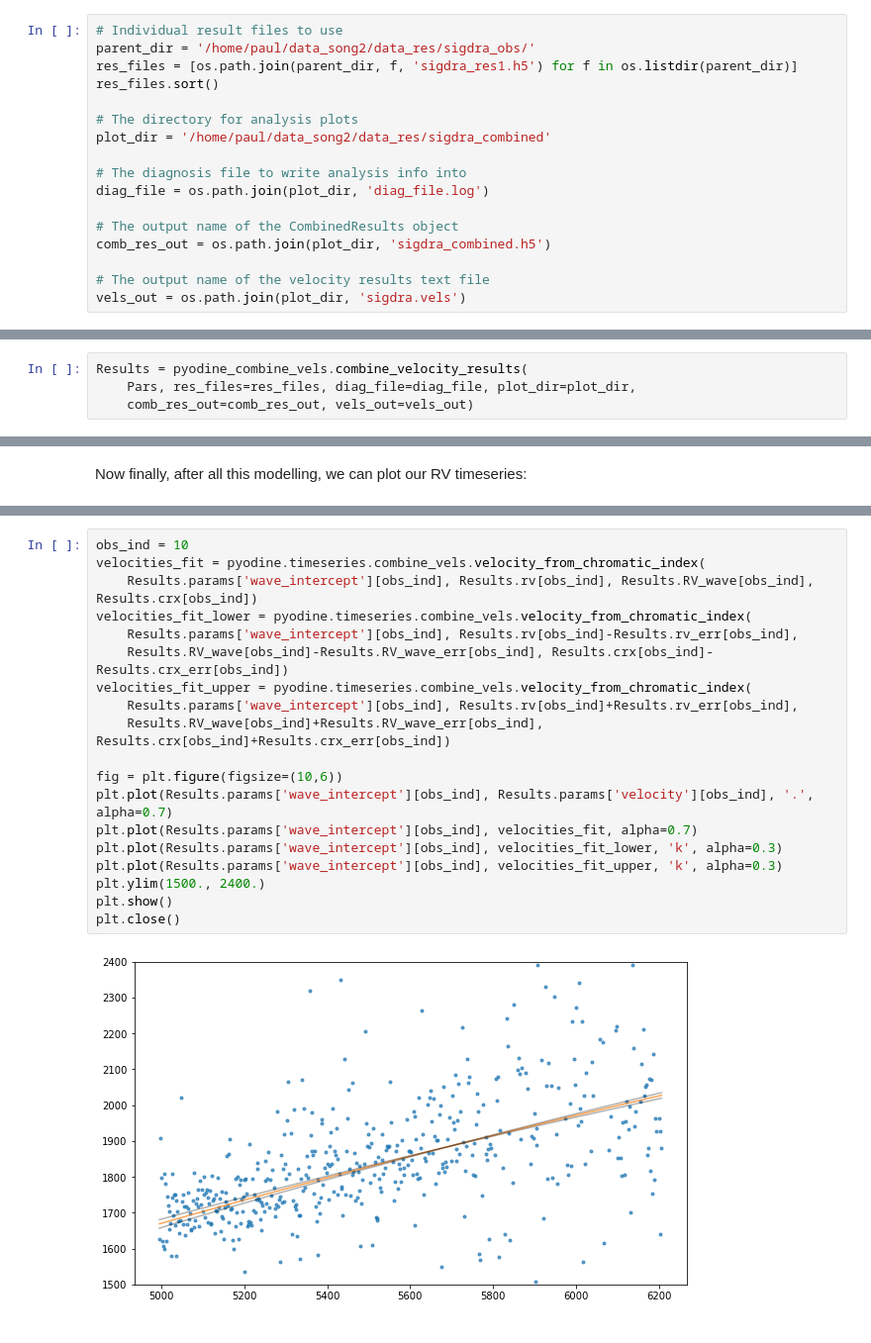
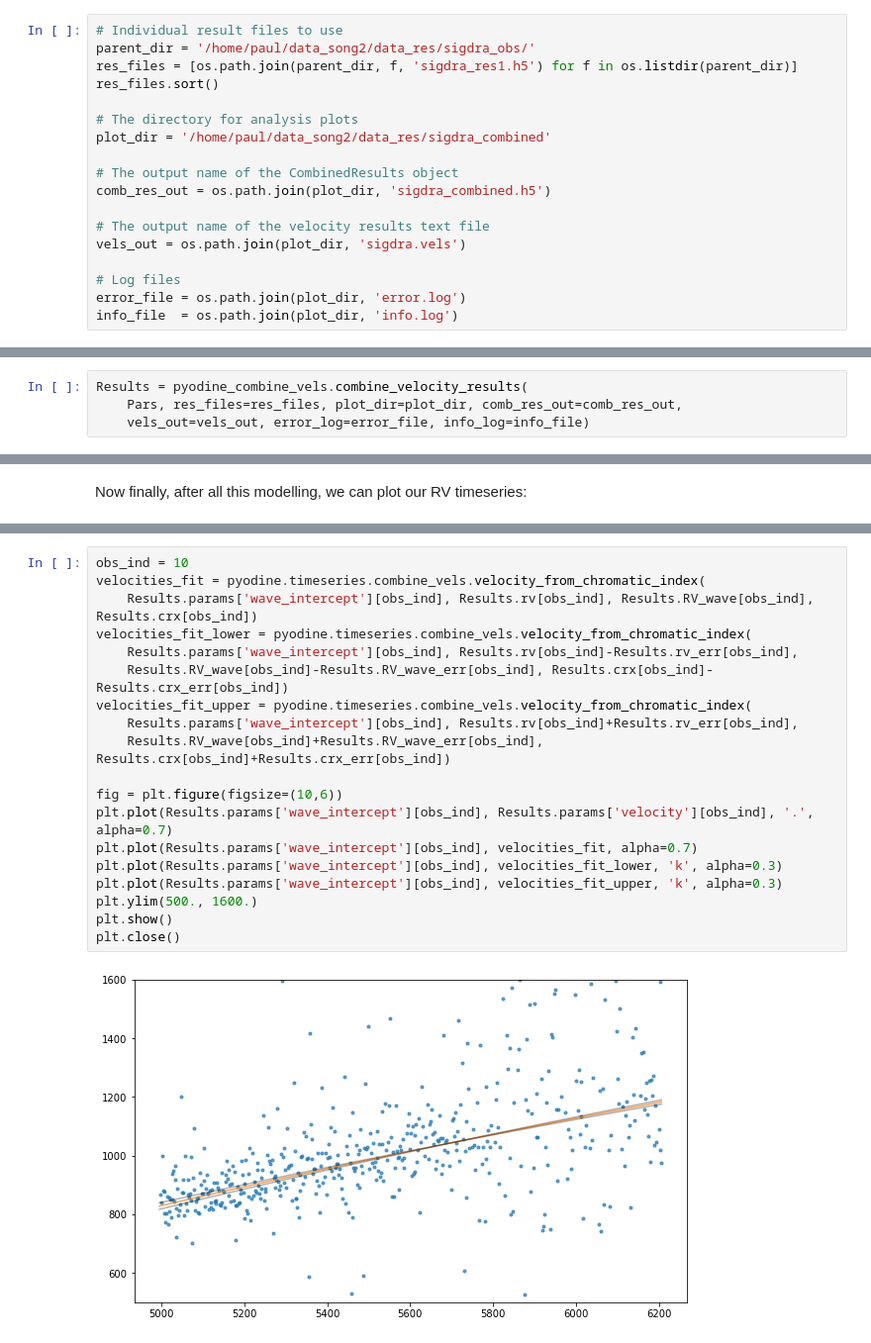
Before and after one commit to jaklusmeyer/APO_pyodine, a Jupyter notebook: docs/source/tutorial/velocities.ipynb, the cells around one changed output, grey strips where cells are left out. Shown at 99% size. Cells and saved outputs as stored; diff of their text form.

```diff
--- a/docs/source/tutorial/velocities.ipynb
+++ b/docs/source/tutorial/velocities.ipynb
@@ -40,20 +40,21 @@ res_files.sort()
 # The directory for analysis plots
 plot_dir = '/home/paul/data_song2/data_res/sigdra_combined'
 
-# The diagnosis file to write analysis info into
-diag_file = os.path.join(plot_dir, 'diag_file.log')
-
 # The output name of the CombinedResults object
 comb_res_out = os.path.join(plot_dir, 'sigdra_combined.h5')
 
 # The output name of the velocity results text file
 vels_out = os.path.join(plot_dir, 'sigdra.vels')
+
+# Log files
+error_file = os.path.join(plot_dir, 'error.log')
+info_file  = os.path.join(plot_dir, 'info.log')
 # %% [markdown]
 Finally, we run the velocity combination routine, which loads all the individual model results from file, computes the RV timeseries, and saves the `CombinedResults` object as well as some analysis plots and additional data as specified above. In the end the `CombinedResults` object is returned:
 # %%
 Results = pyodine_combine_vels.combine_velocity_results(
-    Pars, res_files=res_files, diag_file=diag_file, plot_dir=plot_dir,
-    comb_res_out=comb_res_out, vels_out=vels_out)
+    Pars, res_files=res_files, plot_dir=plot_dir, comb_res_out=comb_res_out,
+    vels_out=vels_out, error_log=error_file, info_log=info_file)
 # %% [output]
 ---------------------------------------------------
 - Pyodine chunk combination (based on iSONG code) -
@@ -122,21 +123,21 @@ Text(0.5, 1.0, 'HD185144: Chunk velocity scatter in observations')
 # %%
 obs_ind = 10
 velocities_fit = pyodine.timeseries.combine_vels.velocity_from_chromatic_index(
     Results.params['wave_intercept'][obs_ind], Results.rv[obs_ind], Results.RV_wave[obs_ind], Results.crx[obs_ind])
 velocities_fit_lower = pyodine.timeseries.combine_vels.velocity_from_chromatic_index(
     Results.params['wave_intercept'][obs_ind], Results.rv[obs_ind]-Results.rv_err[obs_ind],
     Results.RV_wave[obs_ind]-Results.RV_wave_err[obs_ind], Results.crx[obs_ind]-Results.crx_err[obs_ind])
 velocities_fit_upper = pyodine.timeseries.combine_vels.velocity_from_chromatic_index(
     Results.params['wave_intercept'][obs_ind], Results.rv[obs_ind]+Results.rv_err[obs_ind],
     Results.RV_wave[obs_ind]+Results.RV_wave_err[obs_ind], Results.crx[obs_ind]+Results.crx_err[obs_ind])
 
 fig = plt.figure(figsize=(10,6))
 plt.plot(Results.params['wave_intercept'][obs_ind], Results.params['velocity'][obs_ind], '.', alpha=0.7)
 plt.plot(Results.params['wave_intercept'][obs_ind], velocities_fit, alpha=0.7)
 plt.plot(Results.params['wave_intercept'][obs_ind], velocities_fit_lower, 'k', alpha=0.3)
 plt.plot(Results.params['wave_intercept'][obs_ind], velocities_fit_upper, 'k', alpha=0.3)
-plt.ylim(1500., 2400.)
+plt.ylim(500., 1600.)
 plt.show()
 plt.close()
 # %% [output]
-[figure, old version]
+[figure, new version]
```
Also changed, not shown: parts of 4 cells of this notebook, 53 other files.
